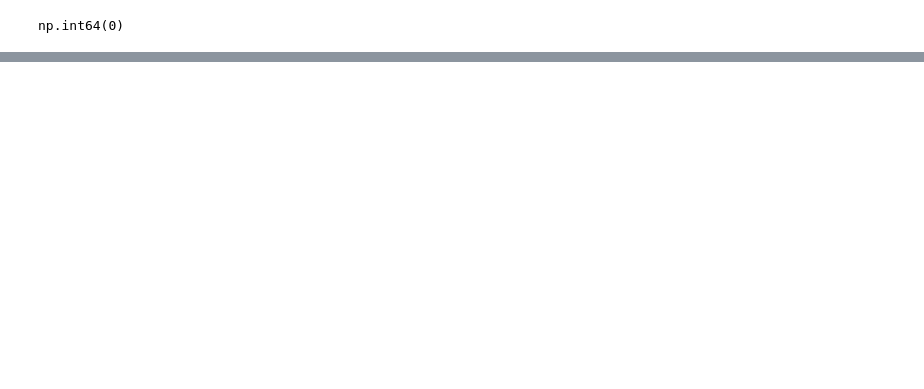
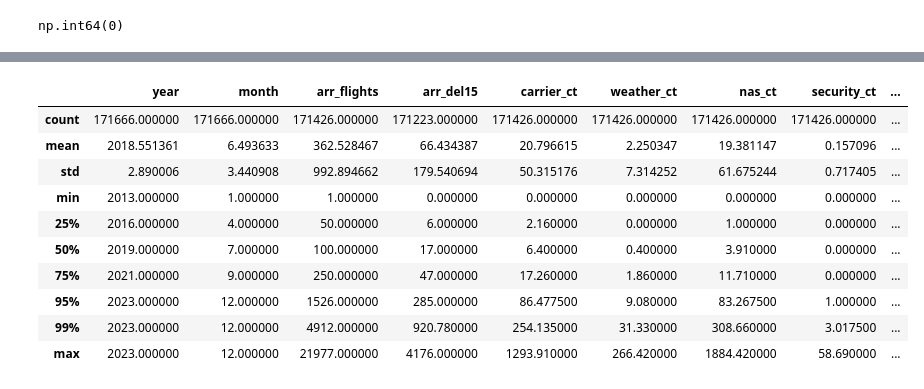
Before and after one commit to CresthaRaman/Flight-Delay, a Jupyter notebook: flight.ipynb, the cells around one changed output, grey strips where cells are left out. Cells and saved outputs as stored; diff of their text form; code cells hidden in the pictures; blank space fills up the shorter version.

```diff
--- a/flight.ipynb
+++ b/flight.ipynb
@@ -131,0 +128,14 @@ np.int64(0)
+# %%
+df.describe(percentiles=[0.25, 0.5, 0.75, 0.95, 0.99])
+# %% [output]
+|  | year | month | arr_flights | arr_del15 | carrier_ct | weather_ct | nas_ct | security_ct | ... |
+| count | 171666.000000 | 171666.000000 | 171426.000000 | 171223.000000 | 171426.000000 | 171426.000000 | 171426.000000 | 171426.000000 | ... |
+| mean | 2018.551361 | 6.493633 | 362.528467 | 66.434387 | 20.796615 | 2.250347 | 19.381147 | 0.157096 | ... |
+| std | 2.890006 | 3.440908 | 992.894662 | 179.540694 | 50.315176 | 7.314252 | 61.675244 | 0.717405 | ... |
+| min | 2013.000000 | 1.000000 | 1.000000 | 0.000000 | 0.000000 | 0.000000 | 0.000000 | 0.000000 | ... |
+| 25% | 2016.000000 | 4.000000 | 50.000000 | 6.000000 | 2.160000 | 0.000000 | 1.000000 | 0.000000 | ... |
+| 50% | 2019.000000 | 7.000000 | 100.000000 | 17.000000 | 6.400000 | 0.400000 | 3.910000 | 0.000000 | ... |
+| 75% | 2021.000000 | 9.000000 | 250.000000 | 47.000000 | 17.260000 | 1.860000 | 11.710000 | 0.000000 | ... |
+| 95% | 2023.000000 | 12.000000 | 1526.000000 | 285.000000 | 86.477500 | 9.080000 | 83.267500 | 1.000000 | ... |
+| 99% | 2023.000000 | 12.000000 | 4912.000000 | 920.780000 | 254.135000 | 31.330000 | 308.660000 | 3.017500 | ... |
+| max | 2023.000000 | 12.000000 | 21977.000000 | 4176.000000 | 1293.910000 | 266.420000 | 1884.420000 | 58.690000 | ... |
```
Also changed, not shown: parts of 5 cells of this notebook.
